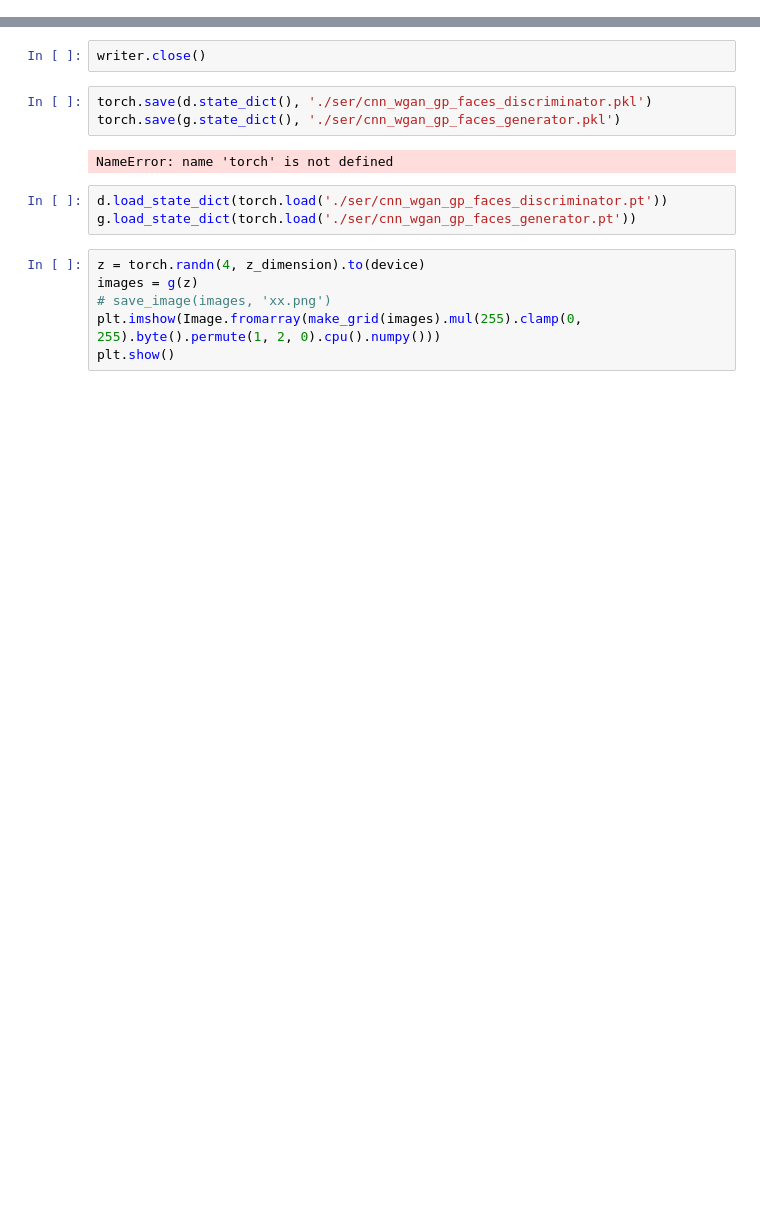
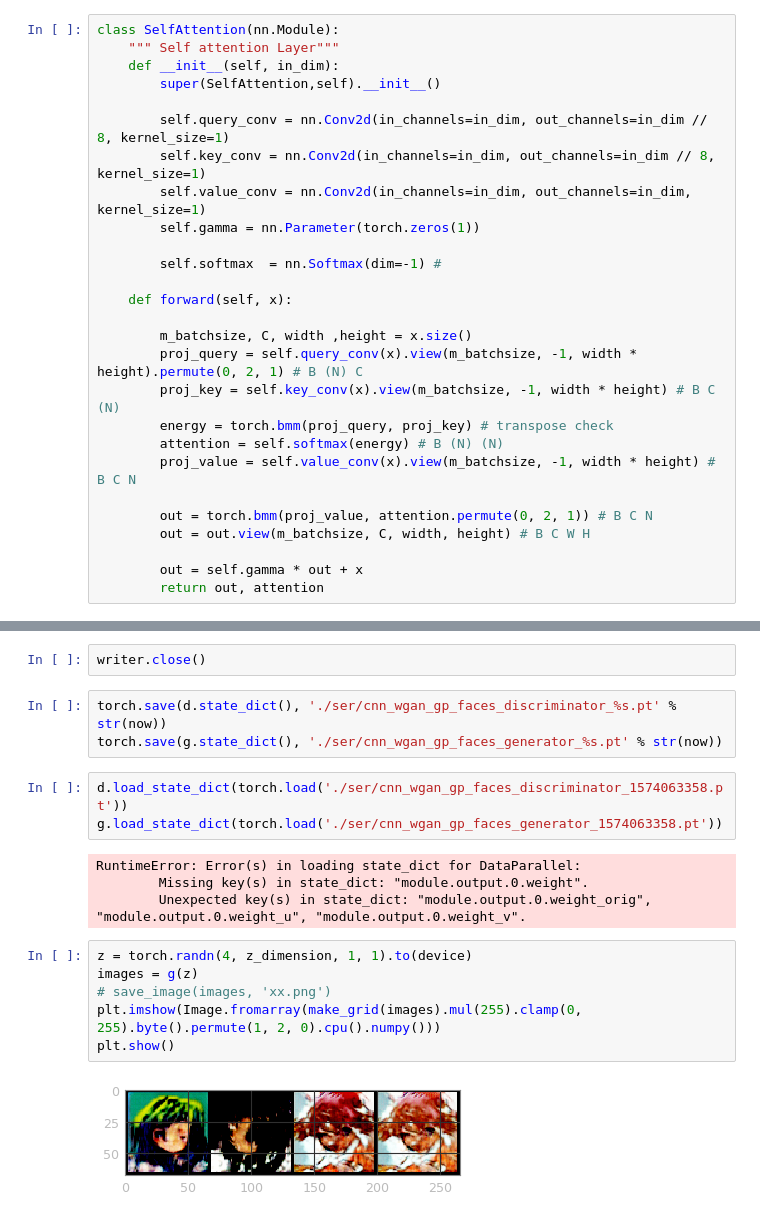
Before and after one commit to xtwxfxk/left5, a Jupyter notebook: pytorch/x_cnn_wgan_gp_faces.ipynb, the cells around one changed output, grey strips where cells are left out. Cells and saved outputs as stored; diff of their text form; blank space fills up the shorter version.

```diff
--- a/pytorch/x_cnn_wgan_gp_faces.ipynb
+++ b/pytorch/x_cnn_wgan_gp_faces.ipynb
@@ -39,4 +40,31 @@ dataset = datasets.ImageFolder('~/data/anime-faces', transform=img_transform)
 dataloader = DataLoader(dataset, batch_size=batch_size, shuffle=True, num_workers=8)
+# %%
+class SelfAttention(nn.Module):
+    """ Self attention Layer"""
+    def __init__(self, in_dim):
+        super(SelfAttention,self).__init__()
+
+        self.query_conv = nn.Conv2d(in_channels=in_dim, out_channels=in_dim // 8, kernel_size=1)
+        self.key_conv = nn.Conv2d(in_channels=in_dim, out_channels=in_dim // 8, kernel_size=1)
+        self.value_conv = nn.Conv2d(in_channels=in_dim, out_channels=in_dim, kernel_size=1)
+        self.gamma = nn.Parameter(torch.zeros(1))
+
+        self.softmax  = nn.Softmax(dim=-1) #
+
+    def forward(self, x):
+
+        m_batchsize, C, width ,height = x.size()
+        proj_query = self.query_conv(x).view(m_batchsize, -1, width * height).permute(0, 2, 1) # B (N) C
+        proj_key = self.key_conv(x).view(m_batchsize, -1, width * height) # B C (N)
+        energy = torch.bmm(proj_query, proj_key) # transpose check
+        attention = self.softmax(energy) # B (N) (N)
+        proj_value = self.value_conv(x).view(m_batchsize, -1, width * height) # B C N
+
+        out = torch.bmm(proj_value, attention.permute(0, 2, 1)) # B C N
+        out = out.view(m_batchsize, C, width, height) # B C W H
+
+        out = self.gamma * out + x
+        return out, attention
 # %%
 def calc_gradient_penalty(netD, real_data, fake_data):
     alpha = torch.rand(1, 1, 1, 1)
@@ -453,16 +512,20 @@ Epoch [48/1000], Step:  51200, d_loss: -0.319792, g_loss: -0.311883, real_scores
 # %%
 writer.close()
 # %%
-torch.save(d.state_dict(), './ser/cnn_wgan_gp_faces_discriminator.pkl')
-torch.save(g.state_dict(), './ser/cnn_wgan_gp_faces_generator.pkl')
+torch.save(d.state_dict(), './ser/cnn_wgan_gp_faces_discriminator_%s.pt' % str(now))
+torch.save(g.state_dict(), './ser/cnn_wgan_gp_faces_generator_%s.pt' % str(now))
-# %% [output]
-NameError: name 'torch' is not defined
 # %%
-d.load_state_dict(torch.load('./ser/cnn_wgan_gp_faces_discriminator.pt'))
-g.load_state_dict(torch.load('./ser/cnn_wgan_gp_faces_generator.pt'))
+d.load_state_dict(torch.load('./ser/cnn_wgan_gp_faces_discriminator_1574063358.pt'))
+g.load_state_dict(torch.load('./ser/cnn_wgan_gp_faces_generator_1574063358.pt'))
+# %% [output]
+RuntimeError: Error(s) in loading state_dict for DataParallel:
+        Missing key(s) in state_dict: "module.output.0.weight".
+        Unexpected key(s) in state_dict: "module.output.0.weight_orig", "module.output.0.weight_u", "module.output.0.weight_v".
 # %%
-z = torch.randn(4, z_dimension).to(device)
+z = torch.randn(4, z_dimension, 1, 1).to(device)
 images = g(z)
 # save_image(images, 'xx.png')
 plt.imshow(Image.fromarray(make_grid(images).mul(255).clamp(0, 255).byte().permute(1, 2, 0).cpu().numpy()))
 plt.show()
+# %% [output]
+[figure, added]
```
Also changed, not shown: parts of 9 cells of this notebook, 3 other files.
